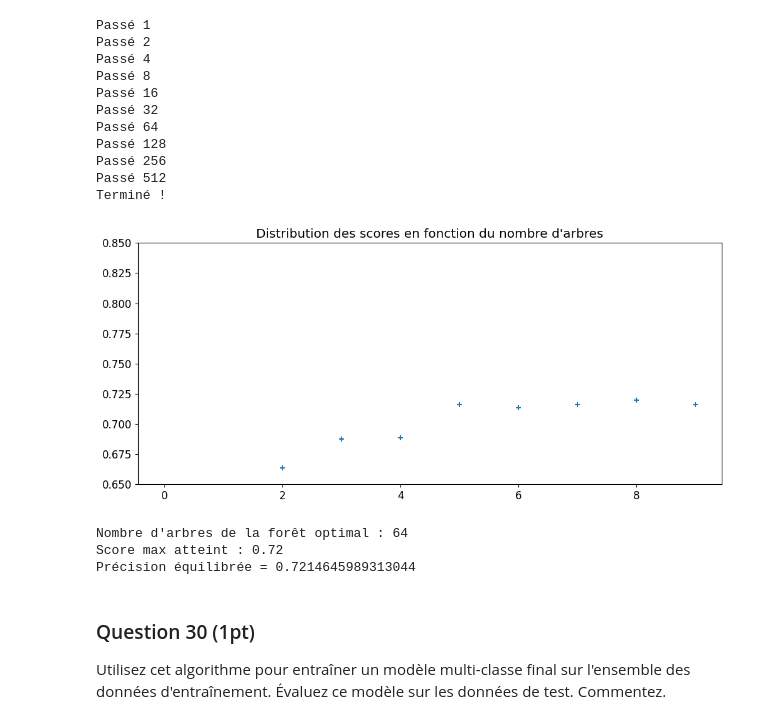
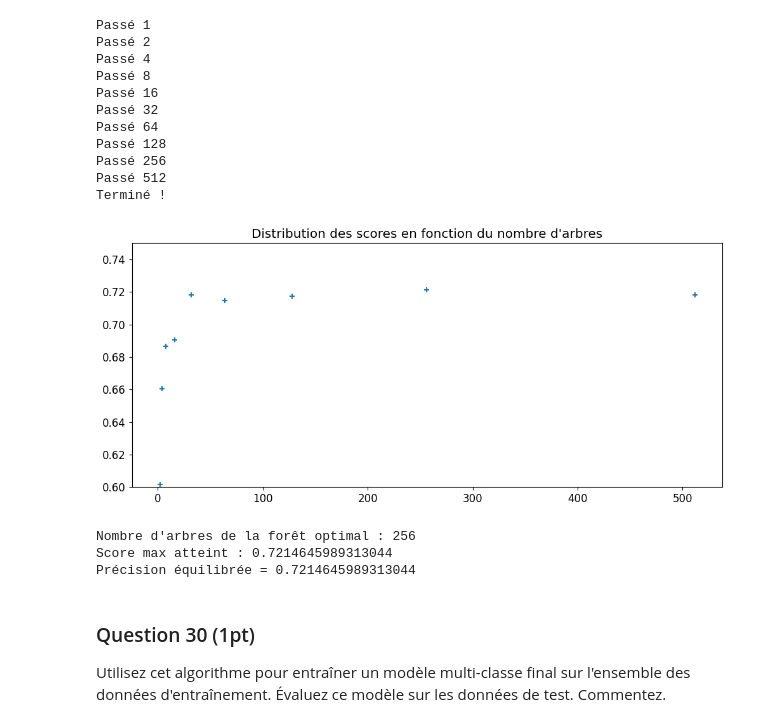
Before and after one commit to zephyrderiviere/projet-SDD, a Jupyter notebook: Projet.ipynb, the cells around one changed output. Cells and saved outputs as stored; diff of their text form; code cells hidden in the pictures.

```diff
--- a/Projet.ipynb
+++ b/Projet.ipynb
@@ -262,7 +262,7 @@ scores = []
 for K in range(1, K_max):
     ten_f = KFold(n_splits=10, shuffle=True, random_state=19)
     KNN = neighbors.KNeighborsClassifier(K)
-    scores.append(cross_val_score(KNN, X_train_scaled, y_train_risk_vs_norisk, cv=ten_f).mean())
+    scores.append(cross_val_score(KNN, X_train_scaled, y_train_risk_vs_norisk, cv=ten_f, scoring="balanced_accuracy").mean())
     print("Passé", K)
 print("Terminé !")
 # %% [output]
@@ -428,7 +416,7 @@ for n in ennz:
     ten_f = KFold(n_splits=10, shuffle=True, random_state=19)
     model = ensemble.RandomForestClassifier(n_estimators=n, random_state=19)
     #On choisit la régularisation l2 pour obtenir des choses plus lisses, et parce que la fonction cross_val_score ne fonctionne pas avec la régularisation de Lasso
-    scores.append(cross_val_score(model, X_train_scaled, y_train_risk_vs_norisk, cv=ten_f).mean())
+    scores.append(cross_val_score(model, X_train_scaled, y_train_risk_vs_norisk, cv=ten_f, scoring="balanced_accuracy").mean())
     print("Passé", n)
 print("Terminé !")
 
@@ -512,7 +500,7 @@ for n in ennz:
     ten_f = KFold(n_splits=10, shuffle=True, random_state=19)
     model = ensemble.RandomForestClassifier(n_estimators=n, random_state=19)
     #On choisit la régularisation l2 pour obtenir des choses plus lisses, et parce que la fonction cross_val_score ne fonctionne pas avec la régularisation de Lasso
-    scores.append(cross_val_score(model, X_train_projected, y_train_risk_vs_norisk, cv=ten_f).mean())
+    scores.append(cross_val_score(model, X_train_projected, y_train_risk_vs_norisk, cv=ten_f, scoring="balanced_accuracy").mean())
     print("Passé", n)
 print("Terminé !")
 
@@ -655,7 +643,7 @@ for n in ennz:
     ten_f = KFold(n_splits=10, shuffle=True, random_state=19)
     model = ensemble.RandomForestClassifier(n_estimators=n, random_state=19)
     #On choisit la régularisation l2 pour obtenir des choses plus lisses, et parce que la fonction cross_val_score ne fonctionne pas avec la régularisation de Lasso
-    scores.append(cross_val_score(model, X_train_scaled, y_train, cv=ten_f).mean())
+    scores.append(cross_val_score(model, X_train_scaled, y_train, cv=ten_f, scoring="balanced_accuracy").mean())
     print("Passé", n)
 print("Terminé !")
 
@@ -674,24 +662,24 @@ Passé 512
 Terminé !
 # %%
 plt.figure(figsize=(12, 5))
-plt.scatter(np.arange(0, len(scores)), np.array(scores), marker='+')
-plt.ylim(0.65, 0.85)
+plt.scatter(ennz, np.array(scores), marker='+')
+plt.ylim(0.6, 0.75)
 plt.title("Distribution des scores en fonction du nombre d'arbres")
 plt.show()
 
 n_star_trinary = 2**(np.argmax(np.array(scores)))
-print("Nombre d'arbres de la forêt optimal :", n_star)
+print("Nombre d'arbres de la forêt optimal :", n_star_trinary)
 print("Score max atteint :", np.max(scores))
 
 
 #Calcul de la BA correspondante
 forest_projected = ensemble.RandomForestClassifier(n_estimators=n_star_trinary, random_state=19)
 BA_forest_fold_projected = cross_val_score(forest_projected, X_train_scaled, y_train, cv=ten_f, scoring="balanced_accuracy").mean()
 print("Précision équilibrée =", BA_forest_fold_projected)
 # %% [output]
-[figure, old version]
+[figure, new version]
-Nombre d'arbres de la forêt optimal : 64
-Score max atteint : 0.72
+Nombre d'arbres de la forêt optimal : 256
+Score max atteint : 0.7214645989313044
 Précision équilibrée = 0.7214645989313044
 # %% [markdown]
 ### Question 30 (1pt)
```
Also changed, not shown: parts of 11 cells of this notebook.
